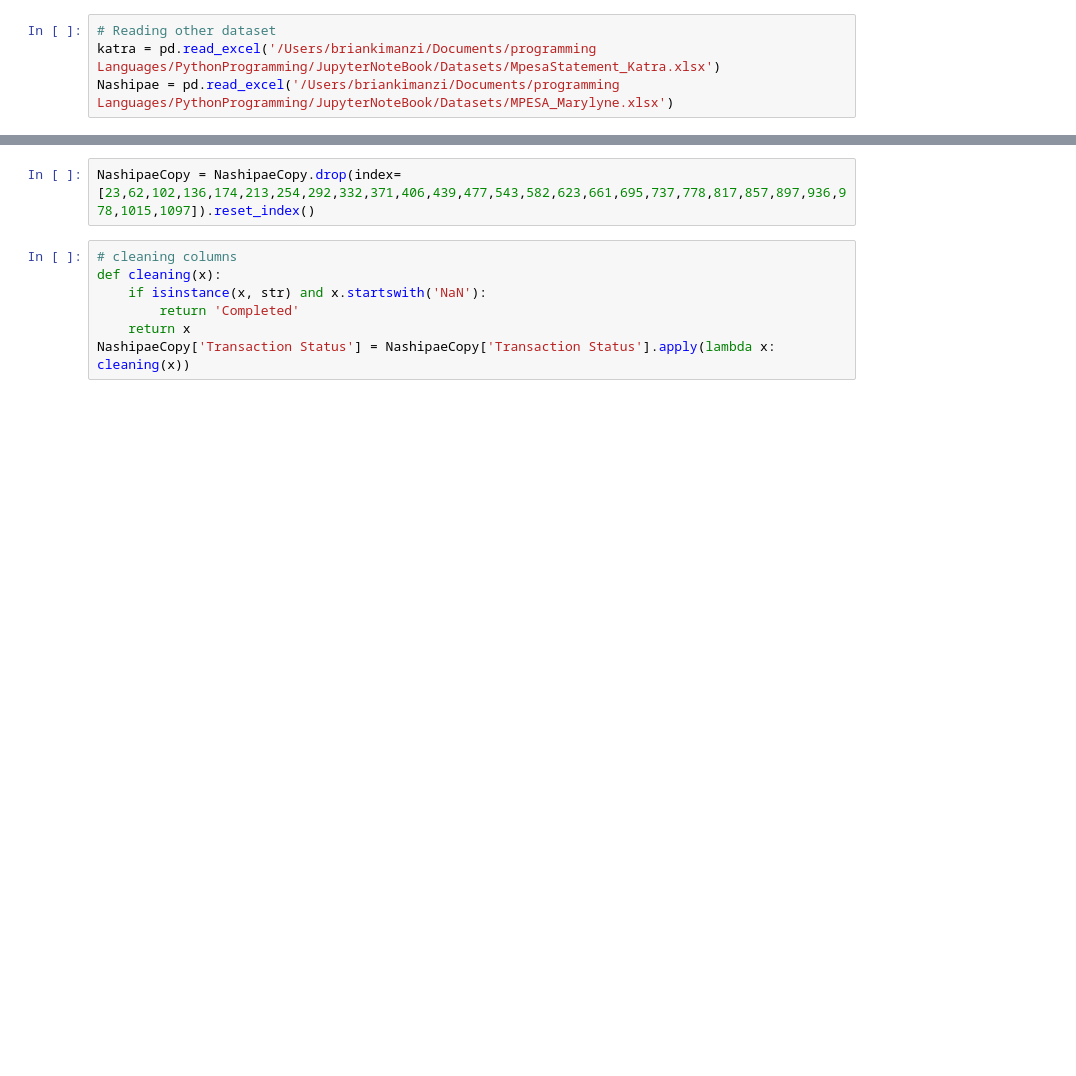
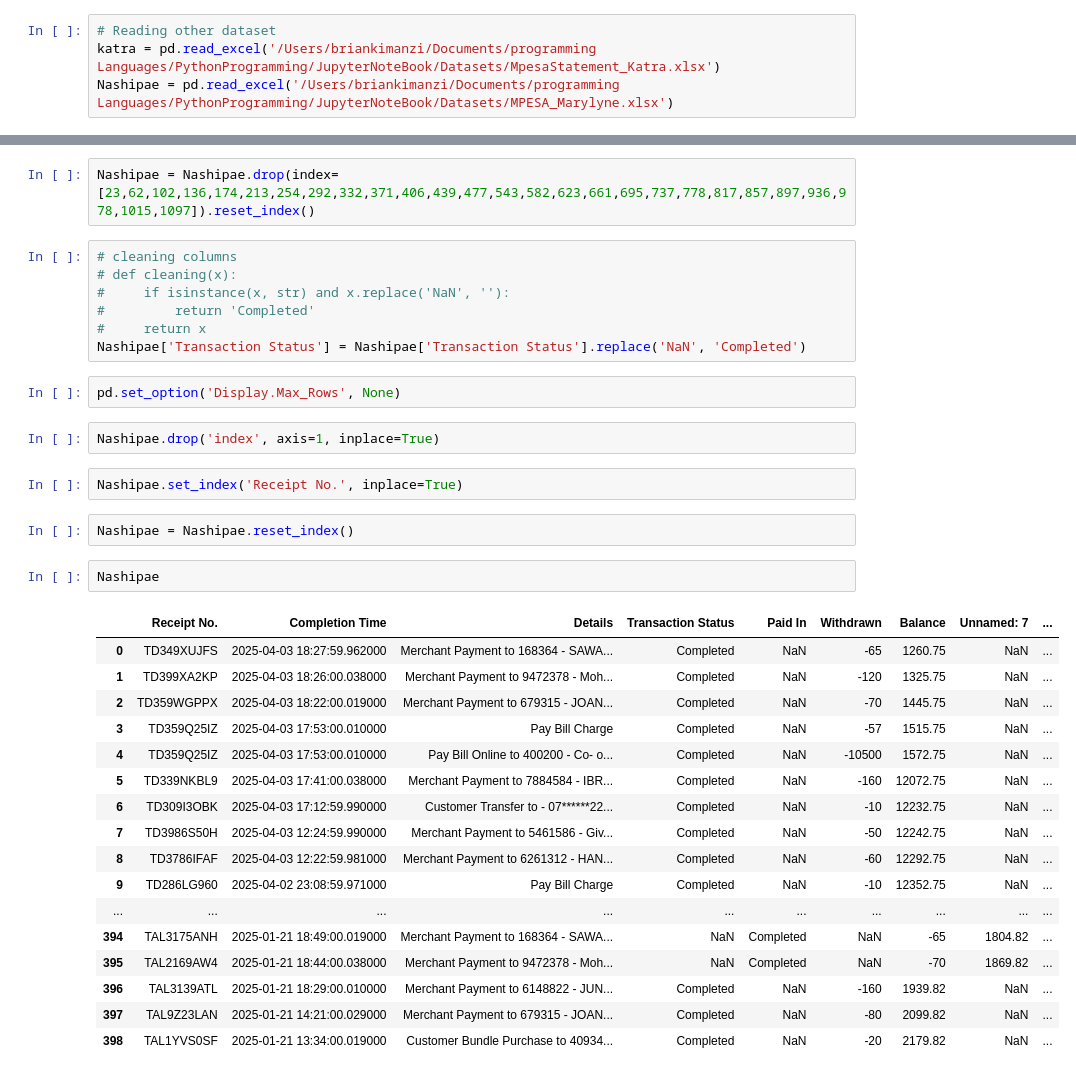
Before and after one commit to Brian342/JupyterNoteBook, a Jupyter notebook: mpesaCleaning.ipynb, the cells around one changed output, grey strips where cells are left out. Saved outputs shown, nothing was run; the diff lists cells and outputs as text; blank space fills up the shorter version.

```diff
--- a/mpesaCleaning.ipynb
+++ b/mpesaCleaning.ipynb
@@ -10,9 +23,37 @@ NashipaeCopy
 # %%
-NashipaeCopy = NashipaeCopy.drop(index=[23,62,102,136,174,213,254,292,332,371,406,439,477,543,582,623,661,695,737,778,817,857,897,936,978,1015,1097]).reset_index()
+Nashipae = Nashipae.drop(index=[23,62,102,136,174,213,254,292,332,371,406,439,477,543,582,623,661,695,737,778,817,857,897,936,978,1015,1097]).reset_index()
 # %%
 # cleaning columns
-def cleaning(x):
-    if isinstance(x, str) and x.startswith('NaN'):
-        return 'Completed'
-    return x
-NashipaeCopy['Transaction Status'] = NashipaeCopy['Transaction Status'].apply(lambda x: cleaning(x))
+# def cleaning(x):
+#     if isinstance(x, str) and x.replace('NaN', ''):
+#         return 'Completed'
+#     return x
+Nashipae['Transaction Status'] = Nashipae['Transaction Status'].replace('NaN', 'Completed')
+# %%
+pd.set_option('Display.Max_Rows', None)
+# %%
+Nashipae.drop('index', axis=1, inplace=True)
+# %%
+Nashipae.set_index('Receipt No.', inplace=True)
+# %%
+Nashipae = Nashipae.reset_index()
+# %%
+Nashipae
+# %% [output]
+|  | Receipt No. | Completion Time | Details | Transaction Status | Paid In | Withdrawn | Balance | Unnamed: 7 | ... |
+| 0 | TD349XUJFS | 2025-04-03 18:27:59.962000 | Merchant Payment to 168364 - SAWA... | Completed | NaN | -65 | 1260.75 | NaN | ... |
+| 1 | TD399XA2KP | 2025-04-03 18:26:00.038000 | Merchant Payment to 9472378 - Moh... | Completed | NaN | -120 | 1325.75 | NaN | ... |
+| 2 | TD359WGPPX | 2025-04-03 18:22:00.019000 | Merchant Payment to 679315 - JOAN... | Completed | NaN | -70 | 1445.75 | NaN | ... |
+| 3 | TD359Q25IZ | 2025-04-03 17:53:00.010000 | Pay Bill Charge | Completed | NaN | -57 | 1515.75 | NaN | ... |
+| 4 | TD359Q25IZ | 2025-04-03 17:53:00.010000 | Pay Bill Online to 400200 - Co- o... | Completed | NaN | -10500 | 1572.75 | NaN | ... |
+| 5 | TD339NKBL9 | 2025-04-03 17:41:00.038000 | Merchant Payment to 7884584 - IBR... | Completed | NaN | -160 | 12072.75 | NaN | ... |
+| 6 | TD309I3OBK | 2025-04-03 17:12:59.990000 | Customer Transfer to - 07******22... | Completed | NaN | -10 | 12232.75 | NaN | ... |
+| 7 | TD3986S50H | 2025-04-03 12:24:59.990000 | Merchant Payment to 5461586 - Giv... | Completed | NaN | -50 | 12242.75 | NaN | ... |
+| 8 | TD3786IFAF | 2025-04-03 12:22:59.981000 | Merchant Payment to 6261312 - HAN... | Completed | NaN | -60 | 12292.75 | NaN | ... |
+| 9 | TD286LG960 | 2025-04-02 23:08:59.971000 | Pay Bill Charge | Completed | NaN | -10 | 12352.75 | NaN | ... |
+| ... | ... | ... | ... | ... | ... | ... | ... | ... | ... |
+| 394 | TAL3175ANH | 2025-01-21 18:49:00.019000 | Merchant Payment to 168364 - SAWA... | NaN | Completed | NaN | -65 | 1804.82 | ... |
+| 395 | TAL2169AW4 | 2025-01-21 18:44:00.038000 | Merchant Payment to 9472378 - Moh... | NaN | Completed | NaN | -70 | 1869.82 | ... |
+| 396 | TAL3139ATL | 2025-01-21 18:29:00.010000 | Merchant Payment to 6148822 - JUN... | Completed | NaN | -160 | 1939.82 | NaN | ... |
+| 397 | TAL9Z23LAN | 2025-01-21 14:21:00.029000 | Merchant Payment to 679315 - JOAN... | Completed | NaN | -80 | 2099.82 | NaN | ... |
+| 398 | TAL1YVS0SF | 2025-01-21 13:34:00.019000 | Customer Bundle Purchase to 40934... | Completed | NaN | -20 | 2179.82 | NaN | ... |
```
Also changed, not shown: parts of 1 cell of this notebook.
